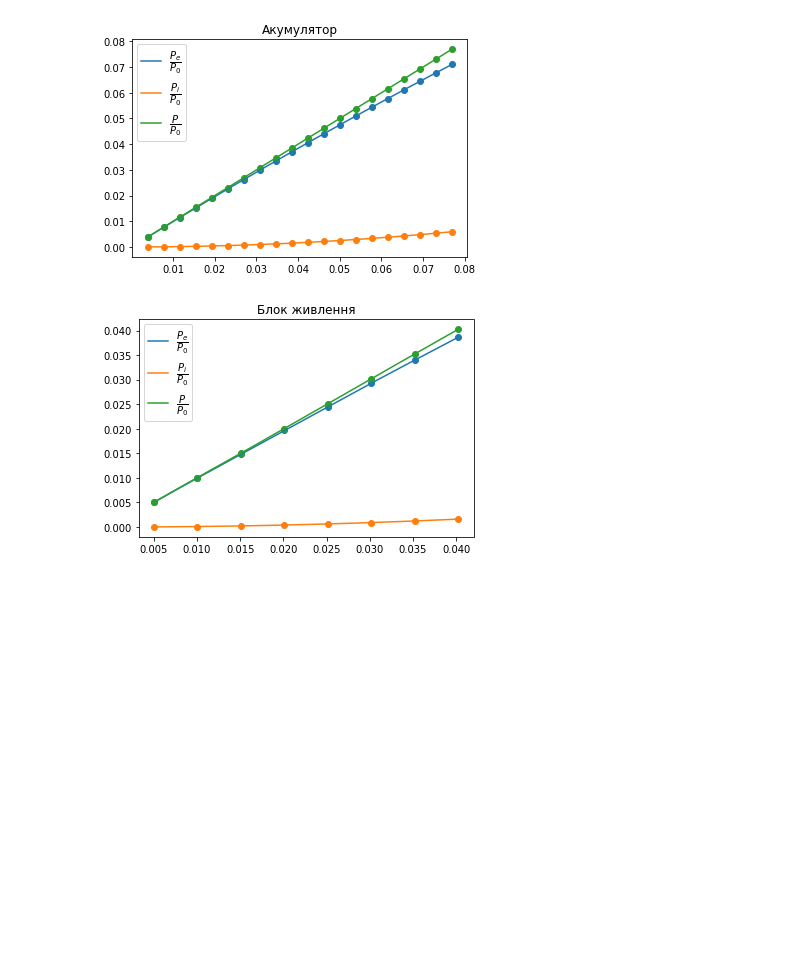
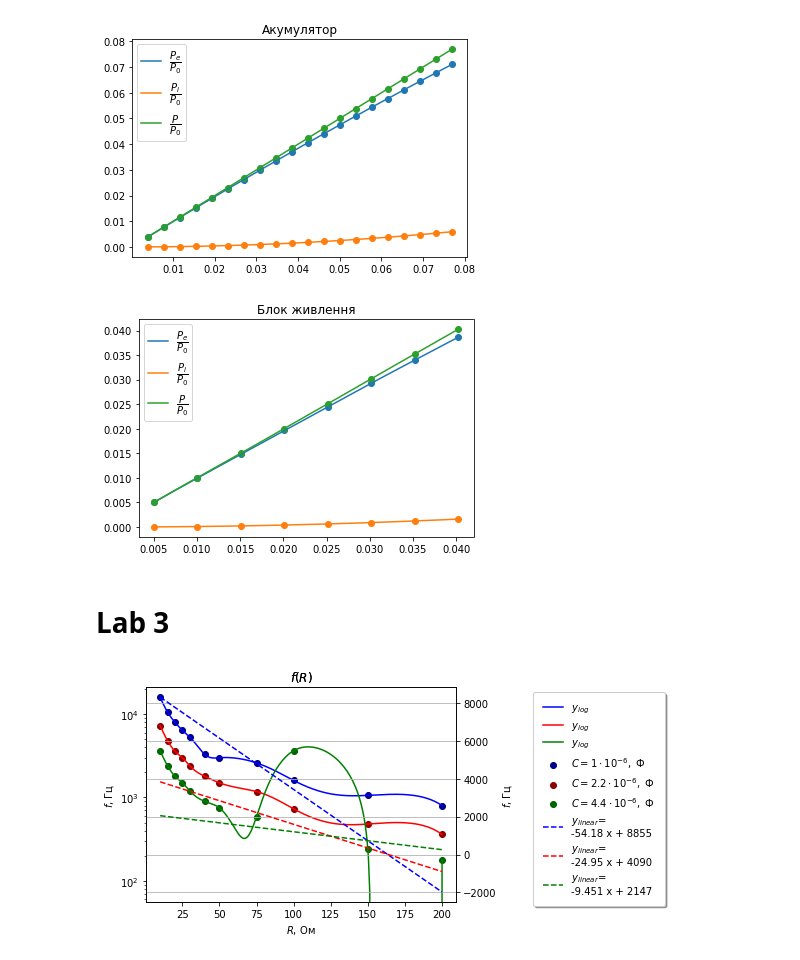
Before and after one commit to nastyabekesheva/labs, a Jupyter notebook: Math/Physics/physics_labs_v1.ipynb, the cells around one changed output. Drawn from its saved outputs; the diff is of its cells as text; code cells hidden in the pictures; blank space fills up the shorter version.

```diff
--- a/Math/Physics/physics_labs_v1.ipynb
+++ b/Math/Physics/physics_labs_v1.ipynb
@@ -804,3 +804,5 @@ plt.legend()
 plt.show()
 # %% [output]
 [figure]
+# %% [markdown]
+# Lab 3
@@ -806,0 +833,74 @@ plt.show()
+# %%
+xnew_1 = np.linspace(data1['X_c'].min(), data1['X_c'].max(), 200)
+spl_1 = make_interp_spline(data1['X_c'], data1['f'], k=3)
+y_smooth_1 = spl_1(xnew_1)
+
+xnew_2 = np.linspace(data2['X_c'].min(), data2['X_c'].max(), 200)
+spl_2 = make_interp_spline(data2['X_c'], data2['f'], k=3)
+y_smooth_2 = spl_2(xnew_2)
+
+xnew_3 = np.linspace(data3['X_c'].min(), data3['X_c'].max(), 200)
+spl_3 = make_interp_spline(data3['X_c'], data3['f'], k=3)
+y_smooth_3 = spl_3(xnew_3)
+# %%
+'''   SELECTING DATA    '''
+x_1=data1['R']
+y_1=data1['f']
+x_2=data2['R']
+y_2=data2['f']
+x_3=data3['R']
+y_3=data3['f']
+
+'''   LINEAR REGRESSION    '''
+linear_model_1=np.polyfit(x_1,y_1,1)
+linear_model_fn_1=np.poly1d(linear_model_1)
+linear_model_2=np.polyfit(x_2,y_2,1)
+linear_model_fn_2=np.poly1d(linear_model_2)
+linear_model_3=np.polyfit(x_3,y_3,1)
+linear_model_fn_3=np.poly1d(linear_model_3)
+
+'''   PLOT    '''
+fig, ax1 = plt.subplots()
+
+'''   LOG PLOT    '''
+
+ax1.set_yscale("log")
+ax1.set_title(r"$f(R)$")
+ax1.set_xlabel("$R$, Ом")
+ax1.set_ylabel(r"$f$, Гц")
+
+#   1
+ax1.scatter(x_1,y_1,color="darkblue")
+ax1.plot(xnew_1, y_smooth_1, 'b')
+#   2
+ax1.scatter(x_2,y_2,color="darkred")
+ax1.plot(xnew_2, y_smooth_2, 'r')
+#   3
+ax1.scatter(x_3,y_3,color="darkgreen")
+ax1.plot(xnew_3, y_smooth_3, 'g')
+
+
+'''   LINEAR PLOT    '''
+
+ax2 = ax1.twinx()
+
+ax2.set_yscale("linear")
+ax2.set_title(r"$f(R)$")
+ax2.set_xlabel("$R$, Ом")
+ax2.set_ylabel(r"$f$, Гц")
+
+#   1
+ax2.plot(x_1,linear_model_fn_1(x_1),color="blue", linestyle="dashed")
+#   2
+ax2.plot(x_2,linear_model_fn_2(x_2),color="red", linestyle="dashed")
+#   3
+ax2.plot(x_3,linear_model_fn_3(x_3),color="green", linestyle="dashed")
+
+
+fig.legend([r'$y_{log}$', r'$y_{log}$', r'$y_{log}$', r'$C=1\cdot 10^{-6},$ Ф', r'$C=2.2\cdot 10^{-6},$ Ф',  r'$C=4.4\cdot 10^{-6},$ Ф', r'$y_{linear}$'+f'={str(np.poly1d(linear_model_1))}', r'$y_{linear}$'+f'={str(np.poly1d(linear_model_2))}', r'$y_{linear}$'+f'={str(np.poly1d(linear_model_3))}'], fancybox=True, framealpha=1, shadow=True, borderpad=1, loc='center left', bbox_to_anchor=(1, 0.5))
+
+fig.tight_layout()  # otherwise the right y-label is slightly clipped
+plt.grid()
+plt.show()
+# %% [output]
+[figure, added]
```
Also changed, not shown: parts of 13 cells of this notebook.
